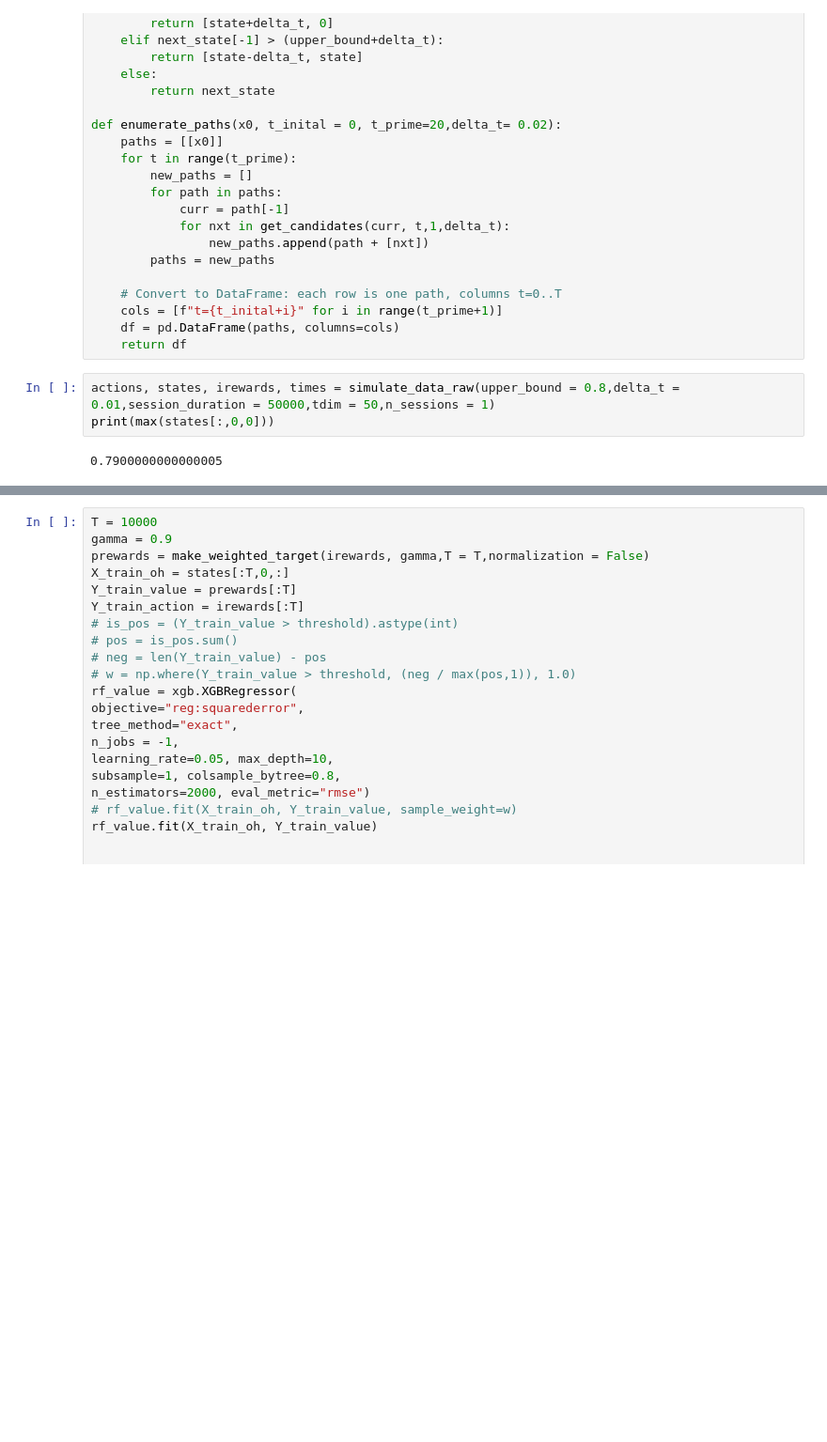
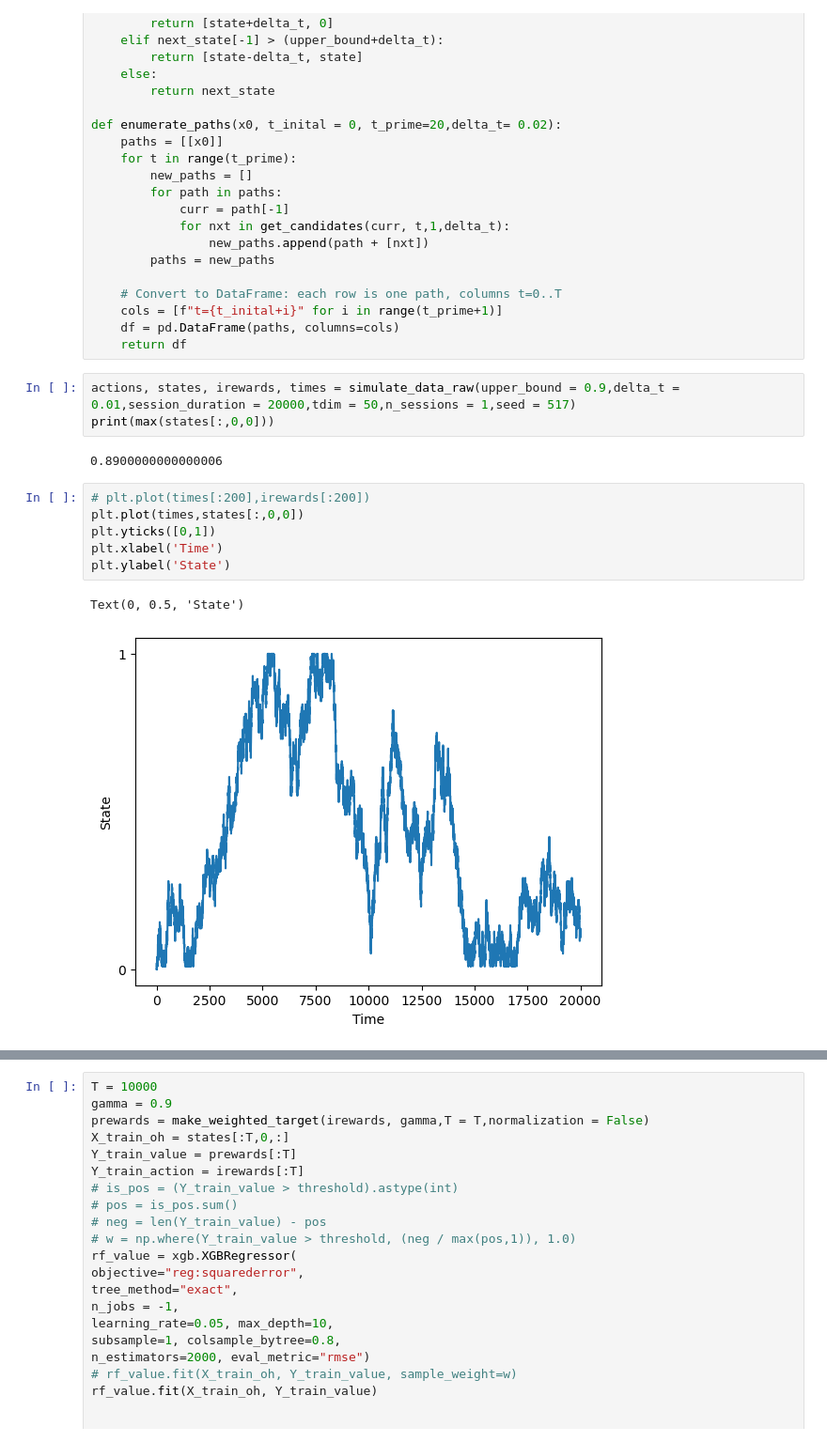
Before and after one commit to neurodata/ProspectiveForaging, a Jupyter notebook: notebooks/Countinious.ipynb, the cells around one changed output, grey strips where cells are left out. Shown: that part at 94% size. Cells and saved outputs as stored; diff of their text form; blank space fills up the shorter version.

```diff
--- a/notebooks/Countinious.ipynb
+++ b/notebooks/Countinious.ipynb
@@ -114,7 +114,16 @@ def enumerate_paths(x0, t_inital = 0, t_prime=20,delta_t= 0.02):
     df = pd.DataFrame(paths, columns=cols)
     return df
 # %%
-actions, states, irewards, times = simulate_data_raw(upper_bound = 0.8,delta_t = 0.01,session_duration = 50000,tdim = 50,n_sessions = 1)
+actions, states, irewards, times = simulate_data_raw(upper_bound = 0.9,delta_t = 0.01,session_duration = 20000,tdim = 50,n_sessions = 1,seed = 517)
 print(max(states[:,0,0]))
 # %% [output]
-0.7900000000000005
+0.8900000000000006
+# %%
+# plt.plot(times[:200],irewards[:200])
+plt.plot(times,states[:,0,0])
+plt.yticks([0,1])
+plt.xlabel('Time')
+plt.ylabel('State')
+# %% [output]
+Text(0, 0.5, 'State')
+[figure, added]
```
Also changed, not shown: parts of 3 cells of this notebook, 13 other files.
